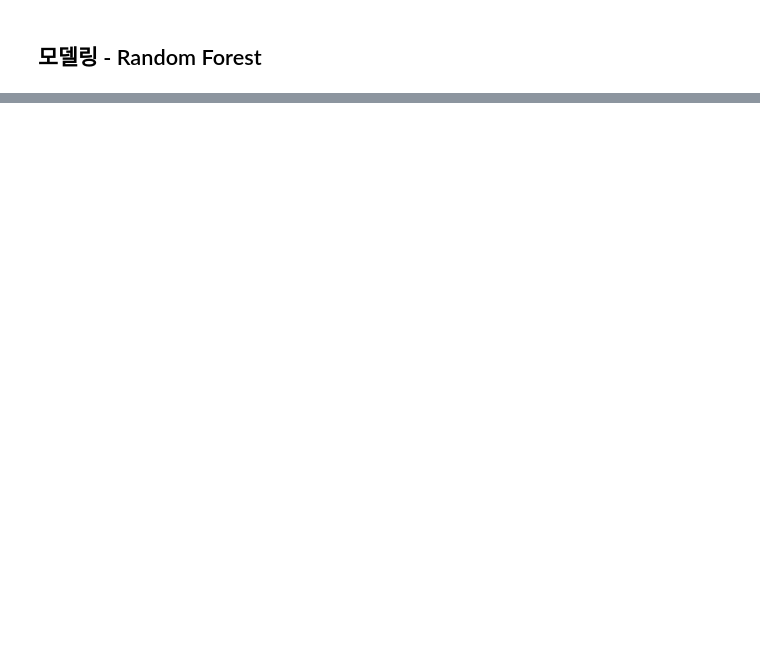
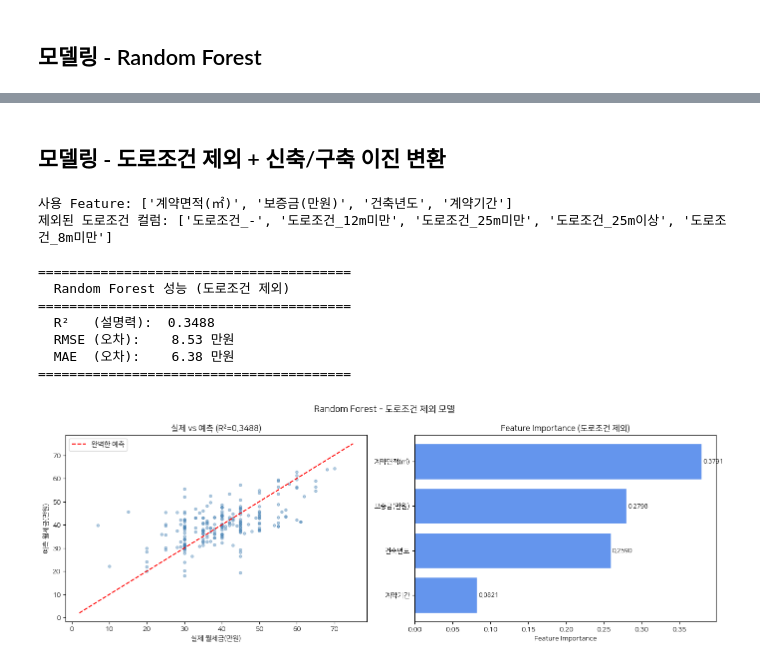
Before and after one commit to kangwook-kim02/InhaHouse, a Jupyter notebook: main.ipynb, the cells around one changed output, grey strips where cells are left out. Drawn from its saved outputs; the diff is of its cells as text; code cells hidden in the pictures; blank space fills up the shorter version.

```diff
--- a/main.ipynb
+++ b/main.ipynb
@@ -478,0 +597,69 @@ print(importances.sort_values(ascending=False).to_string())
+# %% [markdown]
+## 모델링 - 도로조건 제외 + 신축/구축 이진 변환
+# %%
+# 도로조건 관련 컬럼 제외 (건축년도는 수치형 그대로 유지)
+road_cols = [c for c in df_model.columns if c.startswith('도로조건')]
+
+df_model2 = df_model.drop(columns=road_cols).copy()
+
+TARGET = '월세금(만원)'
+X2 = df_model2.drop(columns=[TARGET])
+y2 = df_model2[TARGET]
+
+X2_train, X2_test, y2_train, y2_test = train_test_split(X2, y2, test_size=0.3, random_state=42)
+
+print(f"사용 Feature: {X2.columns.tolist()}")
+print(f"제외된 도로조건 컬럼: {road_cols}")
+
+# 학습
+rf2 = RandomForestRegressor(n_estimators=100, random_state=42)
+rf2.fit(X2_train, y2_train)
+y2_pred = rf2.predict(X2_test)
+
+rmse2 = mean_squared_error(y2_test, y2_pred) ** 0.5
+mae2  = mean_absolute_error(y2_test, y2_pred)
+r2_2  = r2_score(y2_test, y2_pred)
+
+print("\n" + "=" * 40)
+print("  Random Forest 성능 (도로조건 제외)")
+print("=" * 40)
+print(f"  R²   (설명력):  {r2_2:.4f}")
+print(f"  RMSE (오차):    {rmse2:.2f} 만원")
+print(f"  MAE  (오차):    {mae2:.2f} 만원")
+print("=" * 40)
+
+# 성능 시각화
+fig, axes = plt.subplots(1, 2, figsize=(14, 5))
+
+ax = axes[0]
+ax.scatter(y2_test, y2_pred, alpha=0.4, s=15, color='steelblue')
+lim = [min(y2_test.min(), y2_pred.min()) - 5, max(y2_test.max(), y2_pred.max()) + 5]
+ax.plot(lim, lim, 'r--', linewidth=1.5, label='완벽한 예측')
+ax.set_xlabel('실제 월세금(만원)')
+ax.set_ylabel('예측 월세금(만원)')
+ax.set_title(f'실제 vs 예측 (R²={r2_2:.4f})')
+ax.legend()
+
+ax = axes[1]
+imp2 = pd.Series(rf2.feature_importances_, index=X2.columns).sort_values(ascending=True)
+ax.barh(imp2.index, imp2.values, color='cornflowerblue', edgecolor='white')
+for i, (idx, val) in enumerate(imp2.items()):
+    ax.text(val + 0.002, i, f'{val:.4f}', va='center', fontsize=9)
+ax.set_xlabel('Feature Importance')
+ax.set_title('Feature Importance (도로조건 제외)')
+
+plt.suptitle('Random Forest - 도로조건 제외 모델', fontsize=13)
+plt.tight_layout()
+plt.show()
+# %% [output]
+사용 Feature: ['계약면적(㎡)', '보증금(만원)', '건축년도', '계약기간']
+제외된 도로조건 컬럼: ['도로조건_-', '도로조건_12m미만', '도로조건_25m미만', '도로조건_25m이상', '도로조건_8m미만']
+
+========================================
+  Random Forest 성능 (도로조건 제외)
+========================================
+  R²   (설명력):  0.3488
+  RMSE (오차):    8.53 만원
+  MAE  (오차):    6.38 만원
+========================================
+[figure, added]
```
Also changed, not shown: parts of 19 cells of this notebook.
